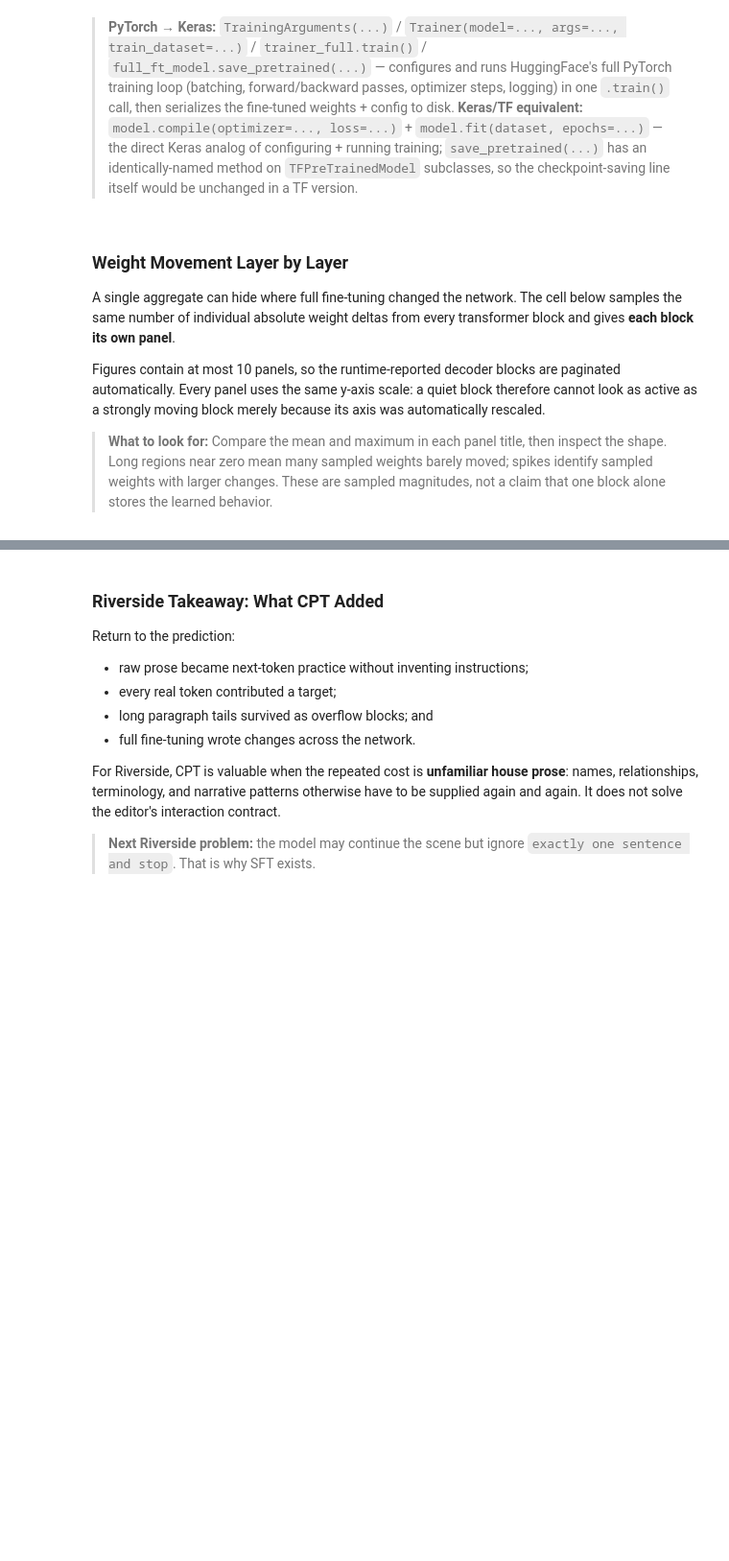
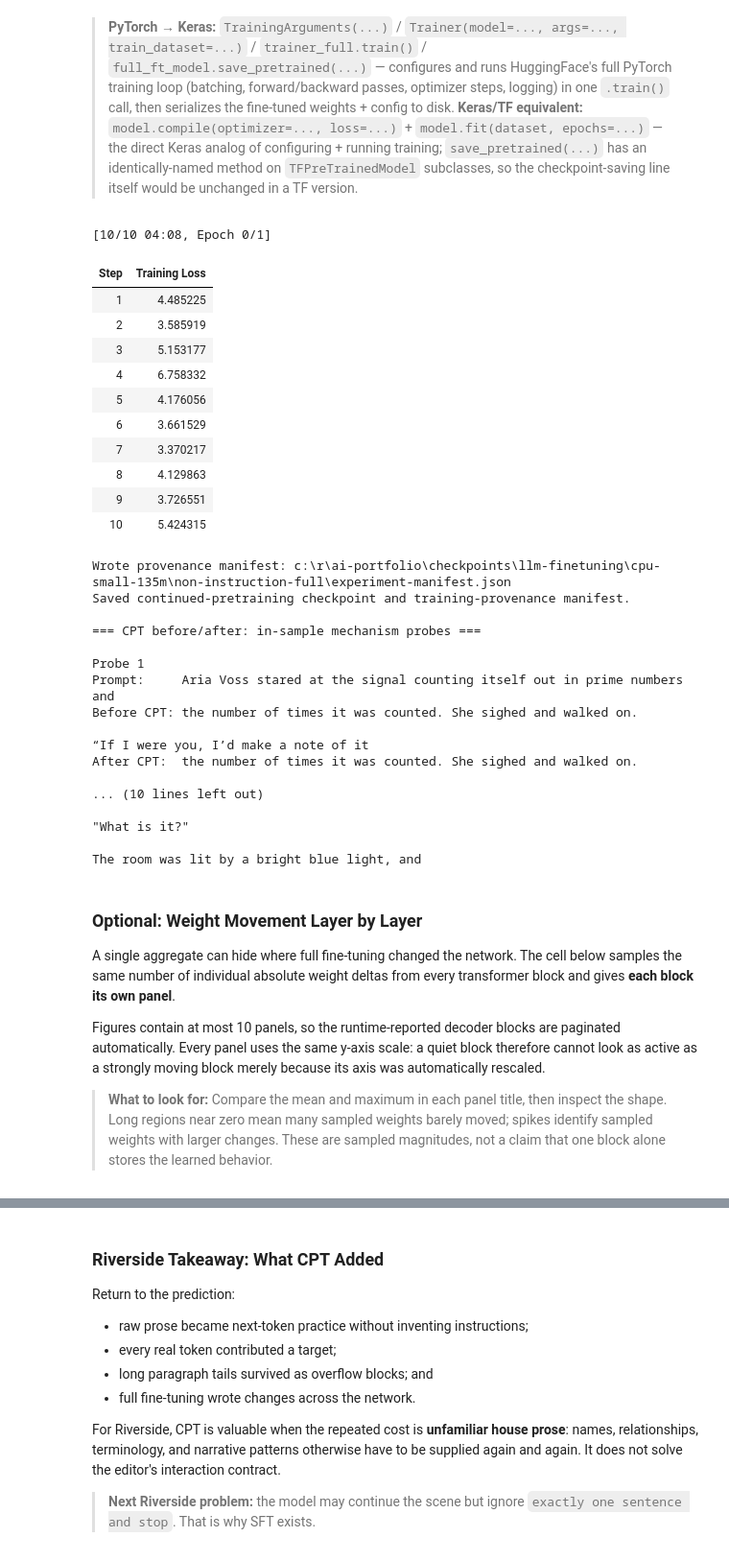
Before and after one commit to dsgouda7/ai-portfolio, a Jupyter notebook: learning/genai/03-llm-finetuning/01-llm-finetuning-data-techniques.ipynb, the cells around one changed output, grey strips where cells are left out. Shown at 96% size. Saved outputs shown, nothing was run; the diff lists cells and outputs as text; code cells hidden in the pictures; blank space fills up the shorter version.

```diff
--- a/learning/genai/03-llm-finetuning/01-llm-finetuning-data-techniques.ipynb
+++ b/learning/genai/03-llm-finetuning/01-llm-finetuning-data-techniques.ipynb
@@ -749,35 +789,96 @@ print(
 training_args_full = TrainingArguments(
     output_dir=str(CPT_CHECKPOINT_DIR),
     per_device_train_batch_size=1,
     max_steps=DEMO_TRAIN_STEPS,
     logging_steps=1,
     save_strategy="no",
     learning_rate=5e-5,
     seed=EXPERIMENT_SEED,
     data_seed=EXPERIMENT_SEED,
     report_to="none",
 )
 
 trainer_full = Trainer(
     model=full_ft_model,
     args=training_args_full,
     train_dataset=non_inst_tokenized,
 )
 trainer_full.train()
 full_ft_model.save_pretrained(CPT_CHECKPOINT_DIR)
 cpt_tokenizer.save_pretrained(CPT_CHECKPOINT_DIR)
 write_artifact_manifest(
     stage="continued-pretraining-full",
     output_dir=CPT_CHECKPOINT_DIR,
     training_files=ARIA_TRAIN_FILES,
     training_args=training_args_full,
     extra={"objective": "causal language modeling", "parameter_strategy": "full"},
     model_name=CPT_MODEL_NAME,
     model_revision=CPT_MODEL_REVISION,
 )
 print("Saved continued-pretraining checkpoint and training-provenance manifest.")
+
+# PROMPT is the fixed opening probe. A second 24-token prefix comes from the
+# middle of the same training corpus, so both outputs remain in-sample examples.
+middle_paragraph = non_inst_paragraphs[len(non_inst_paragraphs) // 2]
+middle_prompt_ids = cpt_tokenizer(
+    middle_paragraph,
+    add_special_tokens=False,
+)["input_ids"][:24]
+middle_prompt = cpt_tokenizer.decode(middle_prompt_ids, skip_special_tokens=True).strip()
+CPT_DEMO_PROMPTS = (PROMPT, middle_prompt)
+
+print("\n=== CPT before/after: in-sample mechanism probes ===")
+for probe_number, probe_prompt in enumerate(CPT_DEMO_PROMPTS, start=1):
+    before_cpt = generate(
+        cpt_base_model,
+        probe_prompt,
+        cpt_tokenizer,
+        max_new_tokens=30,
+        seed=EXPERIMENT_SEED + probe_number,
+    )
+    after_cpt = generate(
+        full_ft_model,
+        probe_prompt,
+        cpt_tokenizer,
+        max_new_tokens=30,
+        seed=EXPERIMENT_SEED + probe_number,
+    )
+    print(f"\nProbe {probe_number}")
+    print(f"Prompt:     {probe_prompt}")
+    print(f"Before CPT: {before_cpt}")
+    print(f"After CPT:  {after_cpt}")
+# %% [output]
+[10/10 04:08, Epoch 0/1]
+| Step | Training Loss |
+| 1 | 4.485225 |
+| 2 | 3.585919 |
+| 3 | 5.153177 |
+| 4 | 6.758332 |
+| 5 | 4.176056 |
+| 6 | 3.661529 |
+| 7 | 3.370217 |
+| 8 | 4.129863 |
+| 9 | 3.726551 |
+| 10 | 5.424315 |
+Wrote provenance manifest: c:\r\ai-portfolio\checkpoints\llm-finetuning\cpu-small-135m\non-instruction-full\experiment-manifest.json
+Saved continued-pretraining checkpoint and training-provenance manifest.
+
+=== CPT before/after: in-sample mechanism probes ===
+
+Probe 1
+Prompt:     Aria Voss stared at the signal counting itself out in prime numbers and
+Before CPT: the number of times it was counted. She sighed and walked on.
+
+“If I were you, I’d make a note of it
+After CPT:  the number of times it was counted. She sighed and walked on.
+
+... (10 lines left out)
+
+"What is it?"
+
+The room was lit by a bright blue light, and
 # %% [markdown]
-### Weight Movement Layer by Layer
+### Optional: Weight Movement Layer by Layer
 
 A single aggregate can hide where full fine-tuning changed the network. The cell below samples the same number of individual absolute weight deltas from every transformer block and gives **each block its own panel**.
 
```
Also changed, not shown: parts of 26 cells of this notebook, 5 other files.
